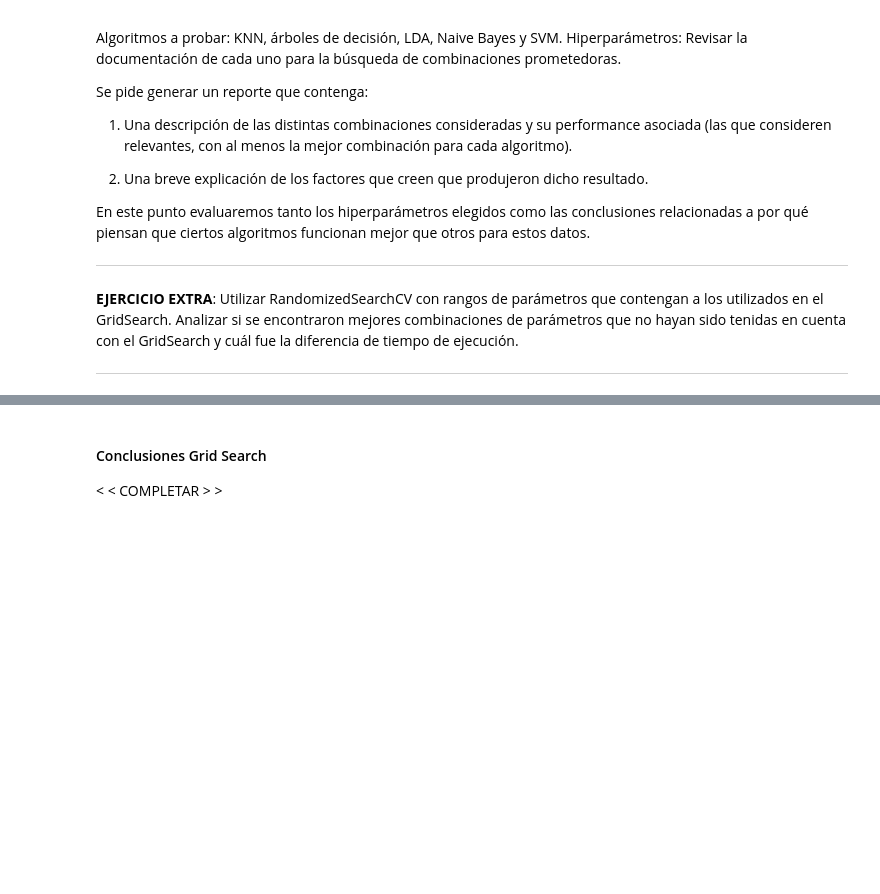
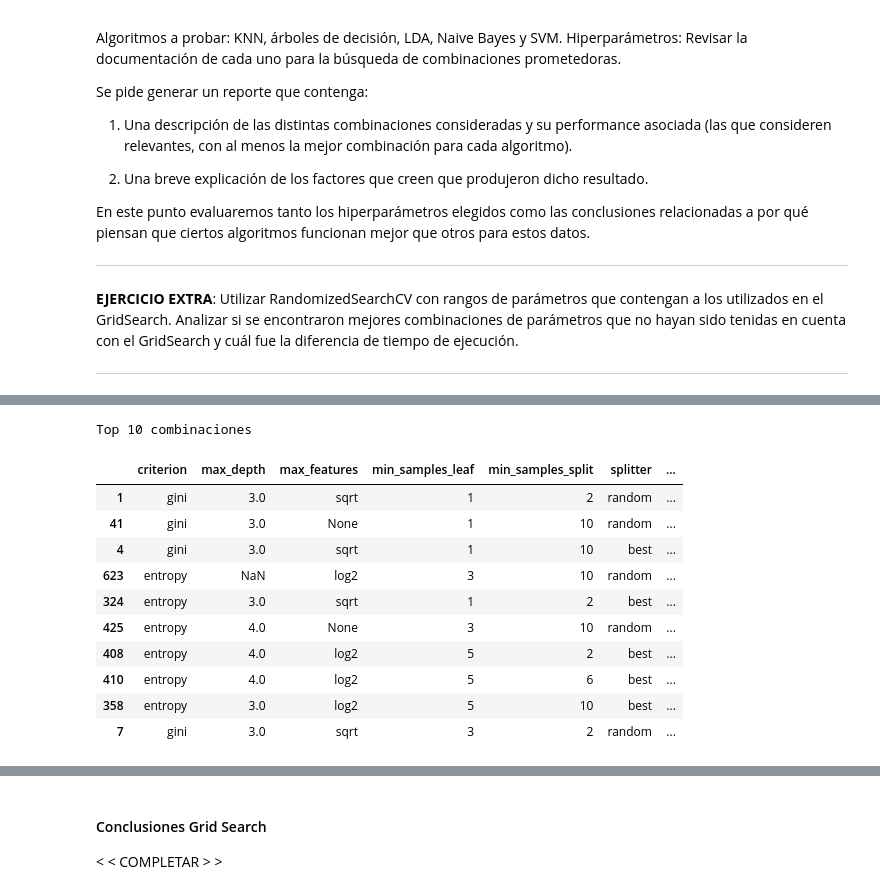
Before and after one commit to jlassa/TP1---aa, a Jupyter notebook: TP1.ipynb, the cells around one changed output, grey strips where cells are left out. Drawn from its saved outputs; the diff is of its cells as text; code cells hidden in the pictures; blank space fills up the shorter version.

Commit message:
knn y trees del 3, quedan svn, lda y bayes, lda creo que lo subo hoy tmb

```diff
--- a/TP1.ipynb
+++ b/TP1.ipynb
@@ -191,7 +214,7 @@ np.random.seed(1234)
 for criterio in ["gini", "entropy"]:
     for altura in [3, 5, None]:
         arbol = DecisionTreeClassifier(max_depth=altura, criterion=criterio)
-        cv = sklearn.model_selection.KFold(n_splits=5 , shuffle=True) #shufflea con el seed de arriba
+        cv = sklearn.model_selection.StratifiedKFold(n_splits=5 , shuffle=True)
         scores = sklearn.model_selection.cross_validate(arbol, X_dev_np, y_dev_np, cv = 5,
                                                         scoring=['roc_auc'], return_train_score=True)
         resultados_training.append( scores['train_roc_auc'].mean() )
@@ -251,7 +274,7 @@ from sklearn.svm import LinearSVC
 
 from sklearn.model_selection import GridSearchCV
 
-def top_resultados(grid, top=5):
+def top_resultados(grid, top=10):
     ## Si quieren, pueden utilizar esta función para imprimir las mejores combinaciones de su grid
     print("Top {} combinaciones".format(top))
     df = pd.DataFrame(grid.cv_results_["params"])
@@ -260,6 +283,5 @@ def top_resultados(grid, top=5):
     display(df.sort_values(by="mean_score_validation", ascending=False).head(top))
 
 ########################################################
-## AQUI VA SU CODIGO
 ## Objetivo: comparar y explorar distintas combinaciones de parámetros para los algoritmos importados arriba
 ########################################################
@@ -265,0 +346,12 @@ def top_resultados(grid, top=5):
+# %%
+##### KNN ITERATION 2
+knn_grid_parameters = {
+    'n_neighbors': [50, 60, 70, 80, 90, 100],
+    'weights': ['uniform', 'distance'],
+    'p':[1,2]
+}
+np.random.seed(1234)
+cv = sklearn.model_selection.StratifiedKFold(n_splits=5 , shuffle=True)
+grid = GridSearchCV(KNeighborsClassifier(), param_grid=knn_grid_parameters, cv=cv, scoring='roc_auc')
+grid.fit(X_dev_np, y_dev_np)
+top_resultados(grid)
@@ -265,0 +371,12 @@ def top_resultados(grid, top=5):
+# %%
+##### KNN ITERATION 3
+knn_grid_parameters = {
+    'n_neighbors': [55, 57, 59, 60, 61, 63, 65],
+    'weights': ['uniform', 'distance'],
+    'p':[1,2]
+}
+np.random.seed(1234)
+cv = sklearn.model_selection.StratifiedKFold(n_splits=5 , shuffle=True)
+grid = GridSearchCV(KNeighborsClassifier(), param_grid=knn_grid_parameters, cv=cv, scoring='roc_auc')
+grid.fit(X_dev_np, y_dev_np)
+top_resultados(grid)
@@ -265,0 +396,28 @@ def top_resultados(grid, top=5):
+# %%
+##### DT PARAMETERS
+dt_grid_parameters = {
+    'criterion': ['gini', 'entropy'],
+    'splitter': ['best', 'random'],
+    'max_depth':[3, 4, 5, 7, 10, None],
+    'min_samples_split': [2, 6, 10],
+    'min_samples_leaf': [1, 3, 5],
+    'max_features': ['sqrt', 'log2', None]
+}
+np.random.seed(1234)
+cv = sklearn.model_selection.StratifiedKFold(n_splits=5 , shuffle=True)
+grid = GridSearchCV(DecisionTreeClassifier(), param_grid=dt_grid_parameters, cv=cv, scoring='roc_auc')
+grid.fit(X_dev_np, y_dev_np)
+top_resultados(grid)
+# %% [output]
+Top 10 combinaciones
+|  | criterion | max_depth | max_features | min_samples_leaf | min_samples_split | splitter | ... |
+| 1 | gini | 3.0 | sqrt | 1 | 2 | random | ... |
+| 41 | gini | 3.0 | None | 1 | 10 | random | ... |
+| 4 | gini | 3.0 | sqrt | 1 | 10 | best | ... |
+| 623 | entropy | NaN | log2 | 3 | 10 | random | ... |
+| 324 | entropy | 3.0 | sqrt | 1 | 2 | best | ... |
+| 425 | entropy | 4.0 | None | 3 | 10 | random | ... |
+| 408 | entropy | 4.0 | log2 | 5 | 2 | best | ... |
+| 410 | entropy | 4.0 | log2 | 5 | 6 | best | ... |
+| 358 | entropy | 3.0 | log2 | 5 | 10 | best | ... |
+| 7 | gini | 3.0 | sqrt | 3 | 2 | random | ... |
```
Also changed, not shown: parts of 10 cells of this notebook.
